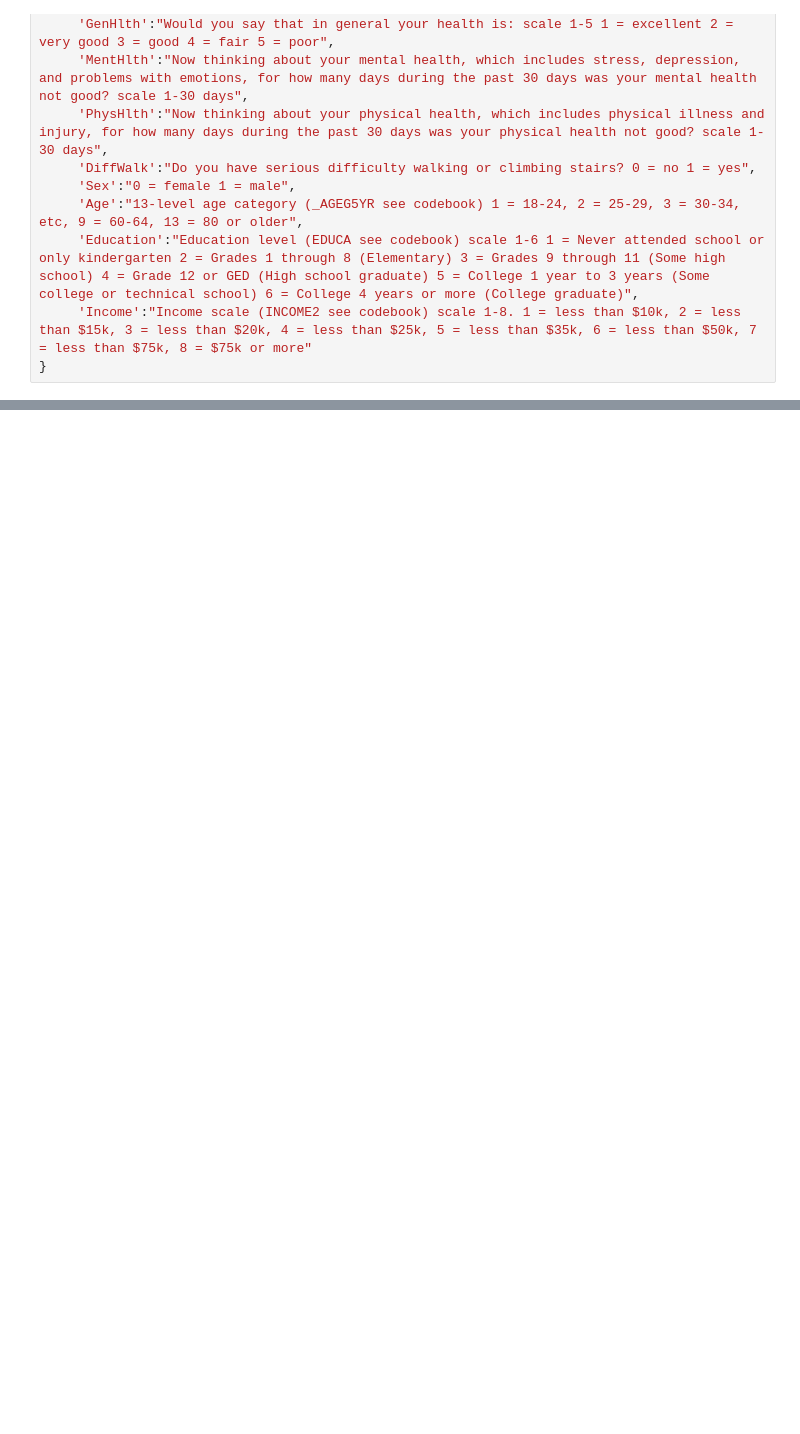
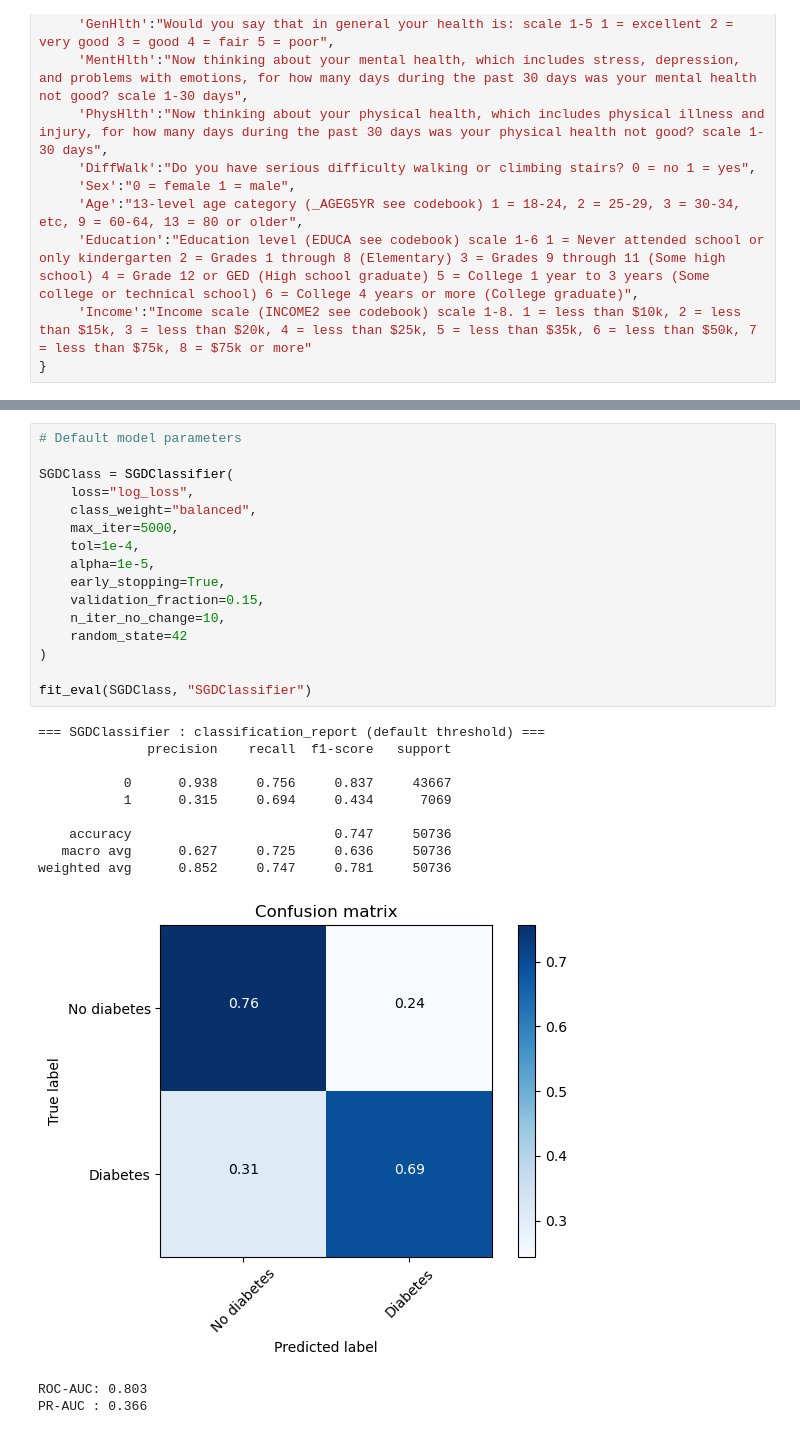
Before and after one commit to delschwartz/MCEN-5228-Midterm, a Jupyter notebook: exploration.ipynb, the cells around one changed output, grey strips where cells are left out. Saved outputs shown, nothing was run; the diff lists cells and outputs as text; blank space fills up the shorter version.

```diff
--- a/exploration.ipynb
+++ b/exploration.ipynb
@@ -157,0 +308,29 @@ plt.show()
+# %%
+# Default model parameters
+
+SGDClass = SGDClassifier(
+    loss="log_loss",
+    class_weight="balanced",
+    max_iter=5000,
+    tol=1e-4,
+    alpha=1e-5,
+    early_stopping=True,
+    validation_fraction=0.15,
+    n_iter_no_change=10,
+    random_state=42
+)
+
+fit_eval(SGDClass, "SGDClassifier")
+# %% [output]
+=== SGDClassifier : classification_report (default threshold) ===
+              precision    recall  f1-score   support
+
+           0      0.938     0.756     0.837     43667
+           1      0.315     0.694     0.434      7069
+
+    accuracy                          0.747     50736
+   macro avg      0.627     0.725     0.636     50736
+weighted avg      0.852     0.747     0.781     50736
+[figure, added]
+ROC-AUC: 0.803
+PR-AUC : 0.366
```
Also changed, not shown: parts of 22 cells of this notebook.
